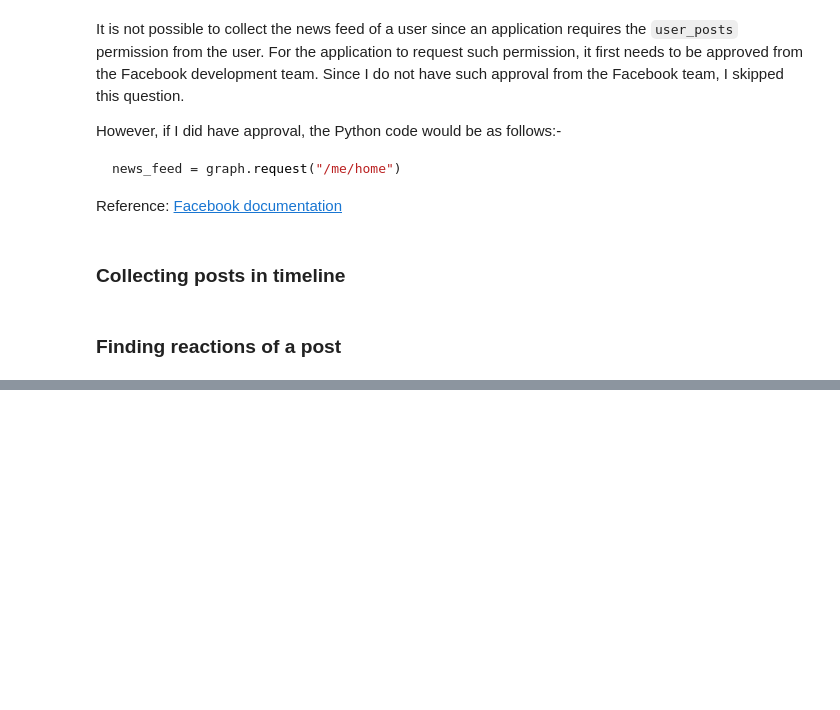
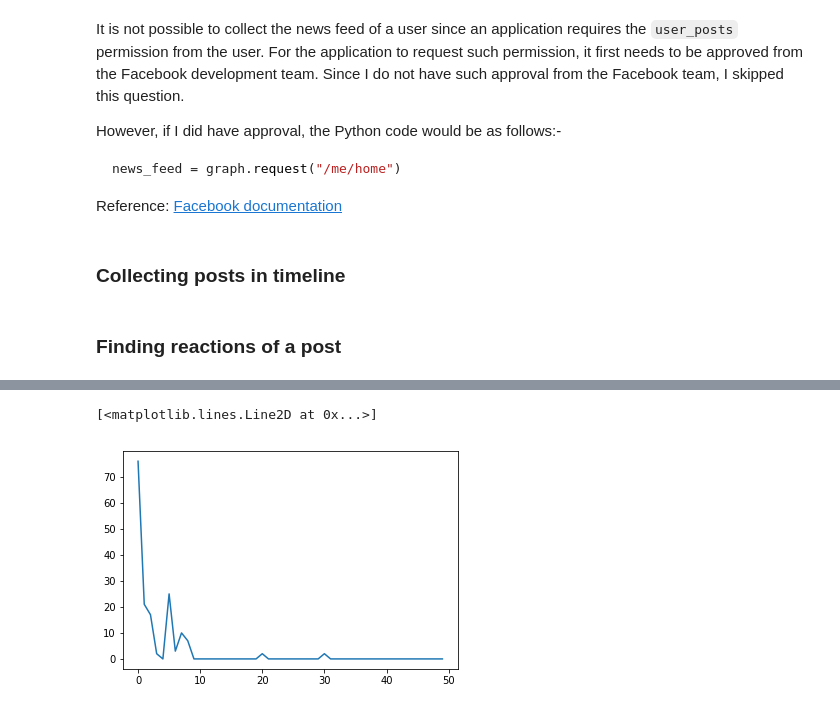
Before and after one commit to dheerajpreddy/Facebook-Crawling, a Jupyter notebook: Report.ipynb, the cells around one changed output, grey strips where cells are left out. Cells and saved outputs as stored; diff of their text form; code cells hidden in the pictures; blank space fills up the shorter version.

```diff
--- a/Report.ipynb
+++ b/Report.ipynb
@@ -48,0 +70,5 @@ KeyError: 'message'
+# %%
+plt.plot(histogram_like)
+# %% [output]
+[<matplotlib.lines.Line2D at 0x...>]
+[figure, added]
```
Also changed, not shown: parts of 12 cells of this notebook.
